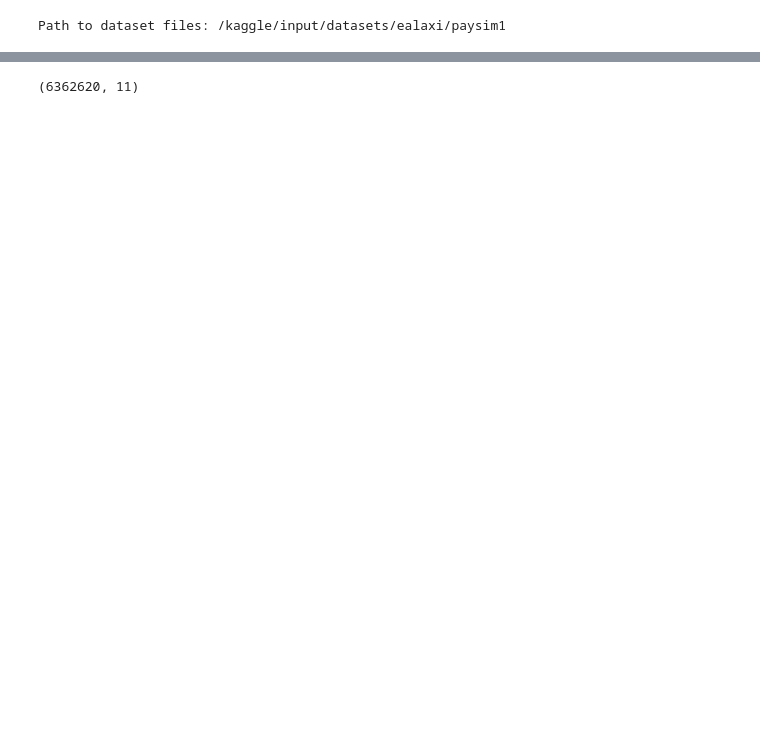
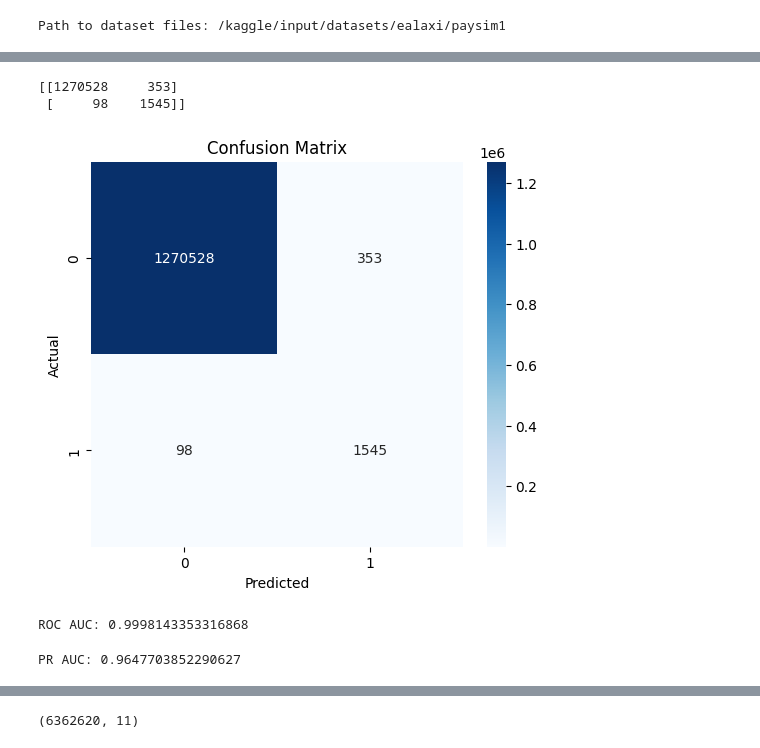
Before and after one commit to 16ajeet/dbt-anamoly, a Jupyter notebook: dbt-anamoly.ipynb, the cells around one changed output, grey strips where cells are left out. Saved outputs shown, nothing was run; the diff lists cells and outputs as text; code cells hidden in the pictures; blank space fills up the shorter version.

```diff
--- a/dbt-anamoly.ipynb
+++ b/dbt-anamoly.ipynb
@@ -9,0 +232,4 @@ Path to dataset files: /kaggle/input/datasets/ealaxi/paysim1
+# %%
+xgb_probs = xgb_model.predict_proba(
+    X_test_scaled
+)[:,1]
@@ -9,0 +277,6 @@ Path to dataset files: /kaggle/input/datasets/ealaxi/paysim1
+# %%
+threshold = 0.95
+# %%
+final_preds = (
+    xgb_probs >= threshold
+).astype(int)
@@ -9,0 +298,51 @@ Path to dataset files: /kaggle/input/datasets/ealaxi/paysim1
+# %%
+cm = confusion_matrix(
+    y_test,
+    final_preds
+)
+
+print(cm)
+# %% [output]
+[[1270528     353]
+ [     98    1545]]
+# %%
+plt.figure(figsize=(6,5))
+
+sns.heatmap(
+    cm,
+    annot=True,
+    fmt="d",
+    cmap="Blues"
+)
+
+plt.title("Confusion Matrix")
+
+plt.xlabel("Predicted")
+plt.ylabel("Actual")
+
+plt.show()
+# %% [output]
+[figure, added]
+# %%
+roc_auc = roc_auc_score(
+    y_test,
+    xgb_probs
+)
+
+print("ROC AUC:", roc_auc)
+# %% [output]
+ROC AUC: 0.9998143353316868
+# %%
+precision_curve, recall_curve, _ = precision_recall_curve(
+    y_test,
+    xgb_probs
+)
+
+pr_auc = auc(
+    recall_curve,
+    precision_curve
+)
+
+print("PR AUC:", pr_auc)
+# %% [output]
+PR AUC: 0.9647703852290627
```
Also changed, not shown: parts of 62 cells of this notebook.
